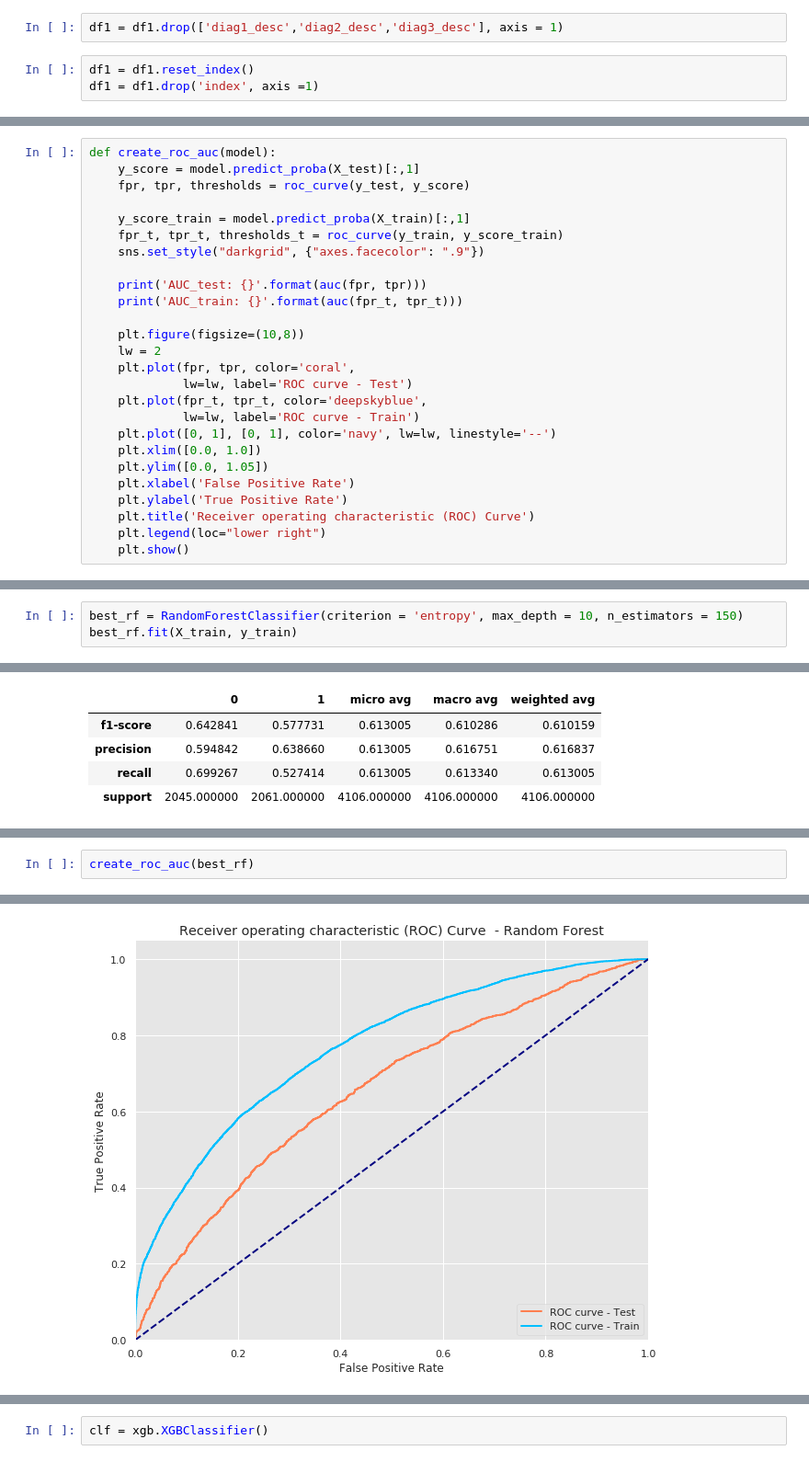
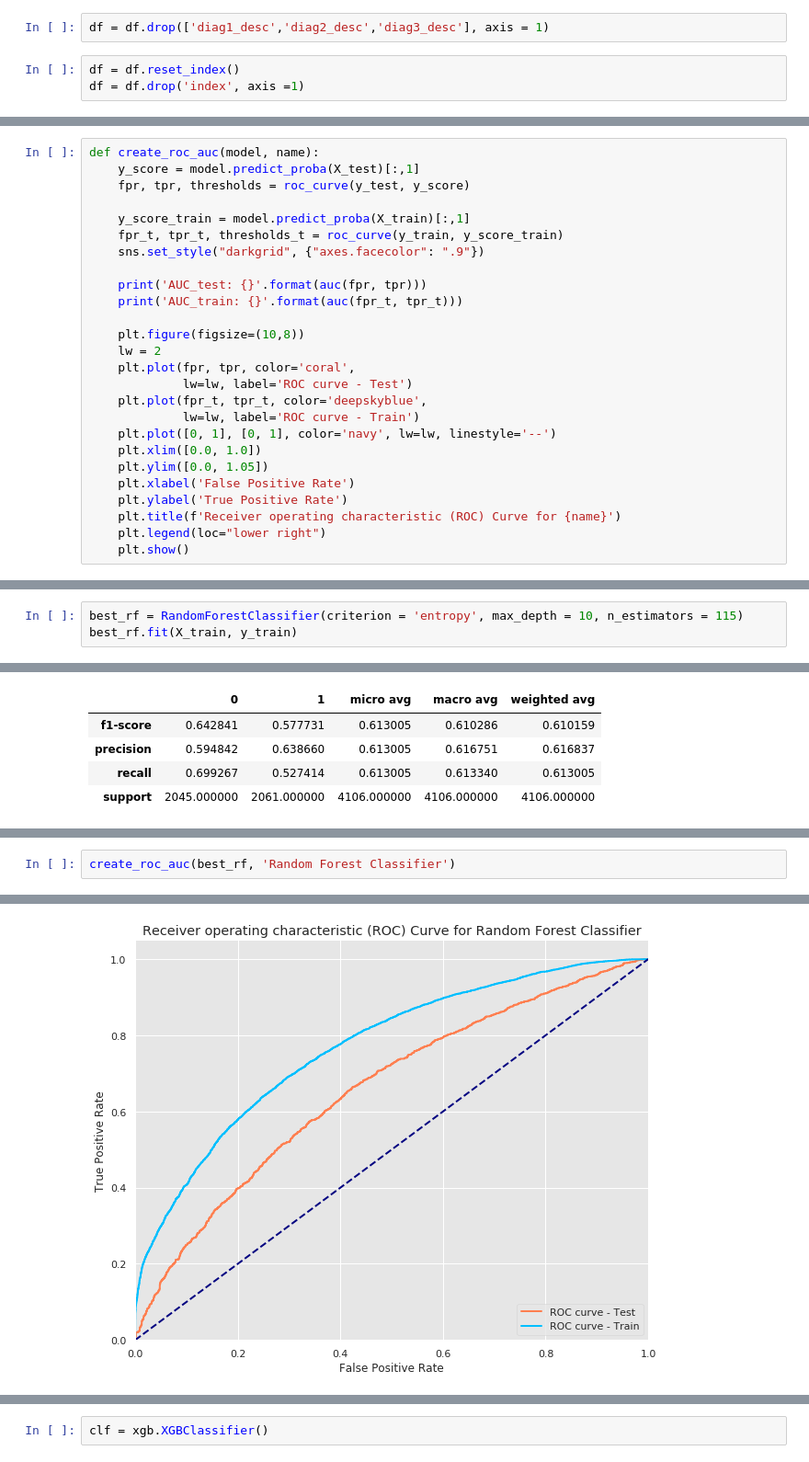
Before and after one commit to Rimab55/Hospital-Readmissions-Classifier, a Jupyter notebook: readmissions_clean.ipynb, the cells around one changed output, grey strips where cells are left out. Shown at 92% size. Saved outputs shown, nothing was run; the diff lists cells and outputs as text.

```diff
--- a/readmissions_clean.ipynb
+++ b/readmissions_clean.ipynb
@@ -449,8 +475,8 @@ def make_col_diagnosis(diagnosis):
 for diag in diagnosis.T.columns.tolist():
     make_col_diagnosis(diag)
 # %%
-df1 = df1.drop(['diag1_desc','diag2_desc','diag3_desc'], axis = 1)
+df = df.drop(['diag1_desc','diag2_desc','diag3_desc'], axis = 1)
 # %%
-df1 = df1.reset_index()
-df1 = df1.drop('index', axis =1)
+df = df.reset_index()
+df = df.drop('index', axis =1)
 # %% [markdown]
@@ -602,5 +626,5 @@ X_train, X_test, y_train, y_test = train_test_split(X_resampled,y_resampled,test
 # %%
-def create_roc_auc(model):
+def create_roc_auc(model, name):
     y_score = model.predict_proba(X_test)[:,1]
     fpr, tpr, thresholds = roc_curve(y_test, y_score)
 
@@ -622,7 +646,7 @@ def create_roc_auc(model):
     plt.ylim([0.0, 1.05])
     plt.xlabel('False Positive Rate')
     plt.ylabel('True Positive Rate')
-    plt.title('Receiver operating characteristic (ROC) Curve')
+    plt.title(f'Receiver operating characteristic (ROC) Curve for {name}')
     plt.legend(loc="lower right")
     plt.show()
 # %% [markdown]
@@ -861,7 +890,7 @@ grid_rf.best_params_
 # %% [output]
 {'criterion': 'gini', 'max_depth': 10, 'n_estimators': 115}
 # %%
-best_rf = RandomForestClassifier(criterion = 'entropy', max_depth = 10, n_estimators = 150)
+best_rf = RandomForestClassifier(criterion = 'entropy', max_depth = 10, n_estimators = 115)
 best_rf.fit(X_train, y_train)
 # %% [output]
 RandomForestClassifier(bootstrap=True, class_weight=None, criterion='entropy',
@@ -926,3 +970,3 @@ Test Accuracy for Random Forest Classifier: 61.3%
 # %%
-create_roc_auc(best_rf)
+create_roc_auc(best_rf, 'Random Forest Classifier')
 # %% [output]
@@ -931,2 +975,2 @@ AUC_train: 0.7687104741500497
-[figure, old version]
+[figure, new version]
 # %% [markdown]
```
Also changed, not shown: parts of 90 cells of this notebook.
